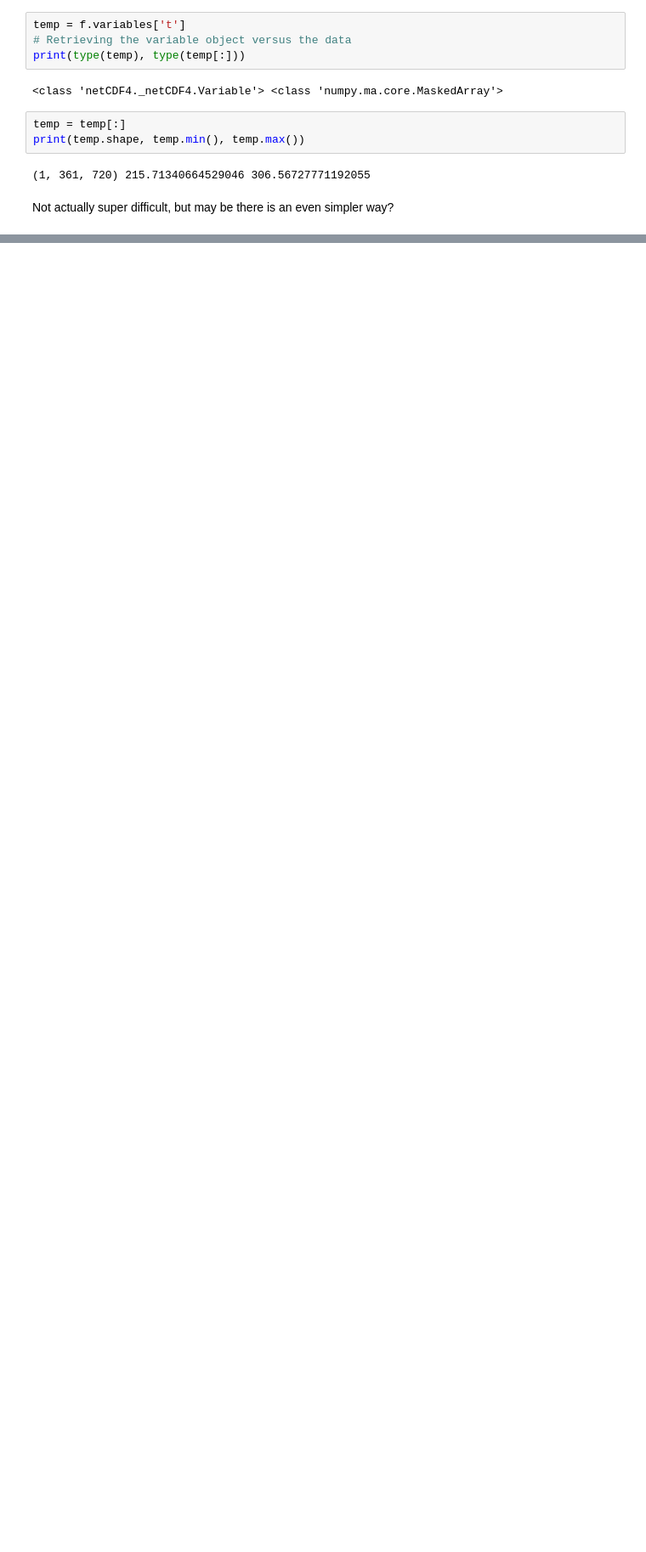
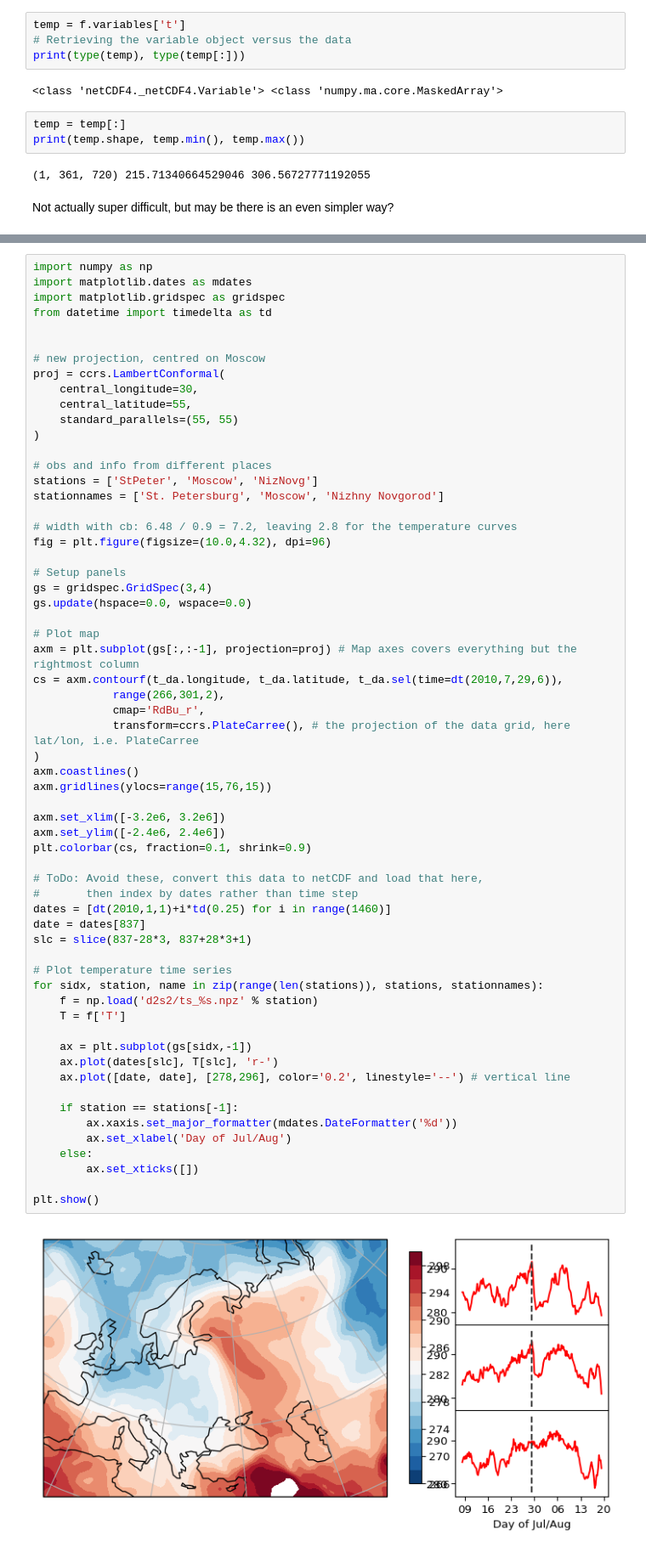
Before and after one commit to rewquey/python_intro, a Jupyter notebook: D2S2 Gridded data analysis.ipynb, the cells around one changed output, grey strips where cells are left out. Shown at 85% size. Drawn from its saved outputs; the diff is of its cells as text; blank space fills up the shorter version.

```diff
--- a/D2S2 Gridded data analysis.ipynb
+++ b/D2S2 Gridded data analysis.ipynb
@@ -52,0 +158,63 @@ Where is the difference to the above?
+# %%
+import numpy as np
+import matplotlib.dates as mdates
+import matplotlib.gridspec as gridspec
+from datetime import timedelta as td
+
+
+# new projection, centred on Moscow
+proj = ccrs.LambertConformal(
+    central_longitude=30,
+    central_latitude=55,
+    standard_parallels=(55, 55)
+)
+
+# obs and info from different places
+stations = ['StPeter', 'Moscow', 'NizNovg']
+stationnames = ['St. Petersburg', 'Moscow', 'Nizhny Novgorod']
+
+# width with cb: 6.48 / 0.9 = 7.2, leaving 2.8 for the temperature curves
+fig = plt.figure(figsize=(10.0,4.32), dpi=96)
+
+# Setup panels
+gs = gridspec.GridSpec(3,4)
+gs.update(hspace=0.0, wspace=0.0)
+
+# Plot map
+axm = plt.subplot(gs[:,:-1], projection=proj) # Map axes covers everything but the rightmost column
+cs = axm.contourf(t_da.longitude, t_da.latitude, t_da.sel(time=dt(2010,7,29,6)),
+            range(266,301,2),
+            cmap='RdBu_r',
+            transform=ccrs.PlateCarree(), # the projection of the data grid, here lat/lon, i.e. PlateCarree
+)
+axm.coastlines()
+axm.gridlines(ylocs=range(15,76,15))
+
+axm.set_xlim([-3.2e6, 3.2e6])
+axm.set_ylim([-2.4e6, 2.4e6])
+plt.colorbar(cs, fraction=0.1, shrink=0.9)
+
+# ToDo: Avoid these, convert this data to netCDF and load that here,
+#       then index by dates rather than time step
+dates = [dt(2010,1,1)+i*td(0.25) for i in range(1460)]
+date = dates[837]
+slc = slice(837-28*3, 837+28*3+1)
+
+# Plot temperature time series
+for sidx, station, name in zip(range(len(stations)), stations, stationnames):
+    f = np.load('d2s2/ts_%s.npz' % station)
+    T = f['T']
+
+    ax = plt.subplot(gs[sidx,-1])
+    ax.plot(dates[slc], T[slc], 'r-')
+    ax.plot([date, date], [278,296], color='0.2', linestyle='--') # vertical line
+
+    if station == stations[-1]:
+        ax.xaxis.set_major_formatter(mdates.DateFormatter('%d'))
+        ax.set_xlabel('Day of Jul/Aug')
+    else:
+        ax.set_xticks([])
+
+plt.show()
+# %% [output]
+[figure, added]
```
Also changed, not shown: parts of 11 cells of this notebook, 3 other files.
